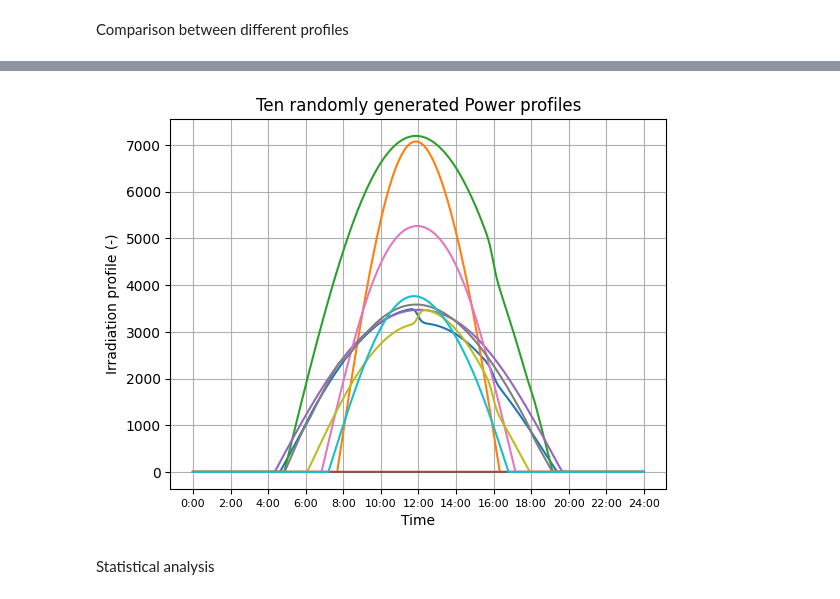
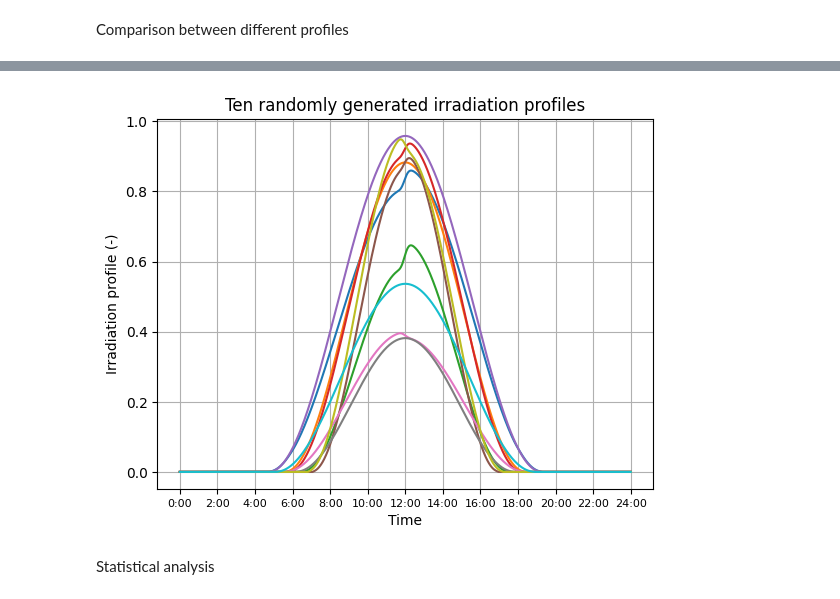
Before and after one commit to Andrea1999Broglia/Solar-field-output-simulation-by-Monte-Carlo-method, a Jupyter notebook: model.ipynb, the cells around one changed output, grey strips where cells are left out. Cells and saved outputs as stored; diff of their text form; code cells hidden in the pictures.

```diff
--- a/model.ipynb
+++ b/model.ipynb
@@ -25,12 +25,8 @@ from sklearn.ensemble import GradientBoostingRegressor, RandomForestRegressor
 standard_irradiance = 1000              # standard irradiance (W/m**2)
 gamma= -0.004                           # Temperature-efficiency parameter (-)
 Lat=45+27/60                            # ° -90° --> 90°
-PLF= 0.95                               # performance decay parameter over time, not accounted for yet (-)
+PLF= 1                                  # performance decay parameter over time, not accounted for yet (-)
 plant_power=10000                       # kW
-panel_surface=3.1                       # m^2
-panel_power=650                         # W
-panel_to_field_efficiency=0.9           # /
-n_panels=int(plant_power*1000/panel_power/panel_to_field_efficiency)+1
-surface_lower_boundary=n_panels*panel_surface
+panel_to_field_efficiency=1             # /
 # %% [markdown]
 # Meteorological data analysis
@@ -60,13 +58,22 @@ meteo_df=pd.concat([
     meteo_df_jul,
     meteo_df_aug,
     meteo_df_sep,
-    meteo_df_oct, meteo_df_nov, meteo_df_dec])
+    meteo_df_oct,
+    meteo_df_nov,
+    meteo_df_dec])
 
+# Date set to dataframe index
 meteo_df.index=pd.to_datetime(meteo_df["DATA"], dayfirst=True)
+
+# Dropped useless Columns
 meteo_df=meteo_df.drop(["DATA","LOCALITA", "PUNTORUGIADA °C", "UMIDITA %", "VENTOMEDIA km/h",	"VENTOMAX km/h", "RAFFICA km/h",	"PRESSIONESLM mb",	"PRESSIONEMEDIA mb"], axis=1)
+
+# NaN values correspond to sunny/cloudy days
 meteo_df["FENOMENI"]=meteo_df["FENOMENI"].fillna("sole")
+
 display(meteo_df)
 
+# Data grouped by weather class
 grouped_meteo_df=meteo_df.groupby("FENOMENI")
 
 FENOMENI=[]
@@ -80,8 +87,7 @@ for index in meteo_df.index:
 for i in FENOMENI:
     sole_df=grouped_meteo_df.get_group("sole")
 
-
-
+# Stats for each weather class group
 rows=[]
 for i in FENOMENI:
     value=[]
@@ -102,6 +108,8 @@ stats_df["FENOMENI"]=FENOMENI
 stats_df.set_index("FENOMENI", inplace=True)
 stats_df.sort_values("Frequenza", inplace=True, ascending=False)
 display(stats_df)
+
+frequencies=np.array(stats_df["Frequenza"])
 # %% [output]
 |  | TMEDIA °C | TMIN °C | TMAX °C | VISIBILITA km | PIOGGIA mm | FENOMENI |
 | DATA |  |  |  |  |  |  |
@@ -398,17 +402,17 @@ plt.title("Ten randomly generated Temperature profiles");
 # %%
 for j in range(10):
 
     trial=random_power_profile_generator()
-    plt.plot(hours, trial[0])
+    plt.plot(hours, trial[1])
     plt.xticks(ticks_string, fontsize=8)
     plt.xlabel("Time")
     plt.ylabel("Irradiation profile (-)")
     plt.grid()
 
 plt.grid()
-plt.title("Ten randomly generated Power profiles");
+plt.title("Ten randomly generated irradiation profiles");
 # %% [output]
-[figure, old version]
+[figure, new version]
 # %% [markdown]
 Statistical analysis
 # %%
```
Also changed, not shown: parts of 17 cells of this notebook.
